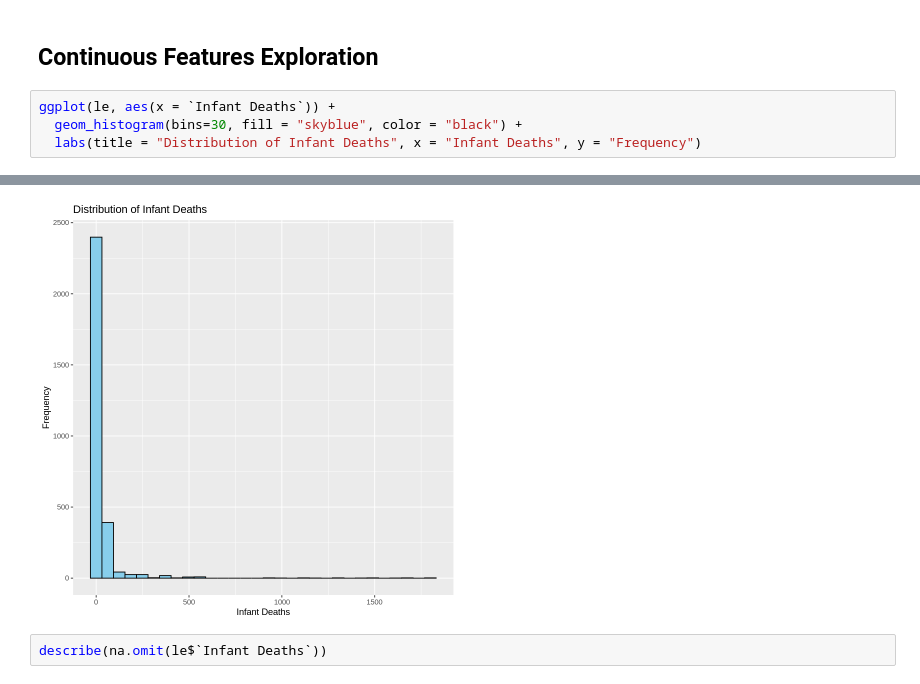
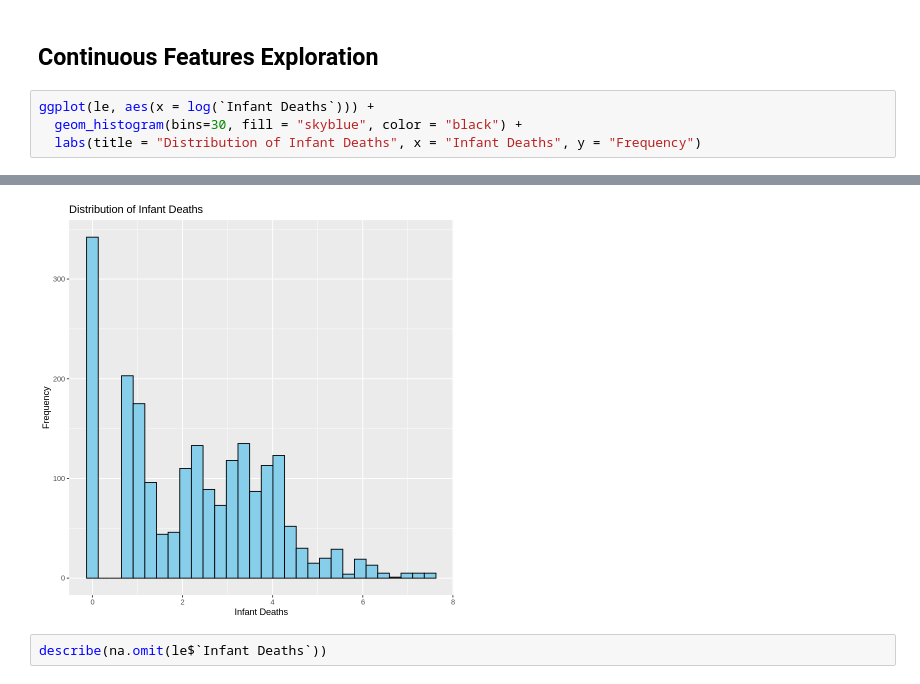
Before and after one commit to GeorgeM2000/Life-Expectancy-Analysis, a Jupyter notebook: Life_Expectancy_Analysis.ipynb, the cells around one changed output, grey strips where cells are left out. Cells and saved outputs as stored; diff of their text form.

```diff
--- a/Life_Expectancy_Analysis.ipynb
+++ b/Life_Expectancy_Analysis.ipynb
@@ -235,7 +219,7 @@ print(le %>%
 # %% [markdown]
 ## Continuous Features Exploration
 # %%
-ggplot(le, aes(x = `Infant Deaths`)) +
+ggplot(le, aes(x = log(`Infant Deaths`))) +
   geom_histogram(bins=30, fill = "skyblue", color = "black") +
   labs(title = "Distribution of Infant Deaths", x = "Infant Deaths", y = "Frequency")
 # %% [output]
@@ -242,4 +228,4 @@ ggplot(le, aes(x = `Infant Deaths`)) +
-[figure, old version]
+[figure, new version]
 # %%
 describe(na.omit(le$`Infant Deaths`))
 # %% [output]
```
Also changed, not shown: parts of 53 cells of this notebook.
